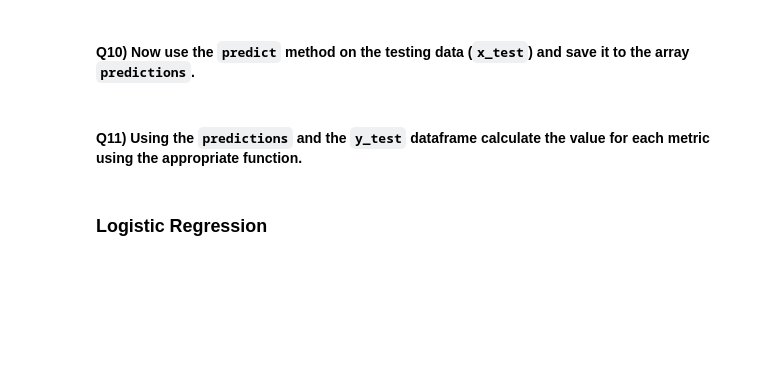
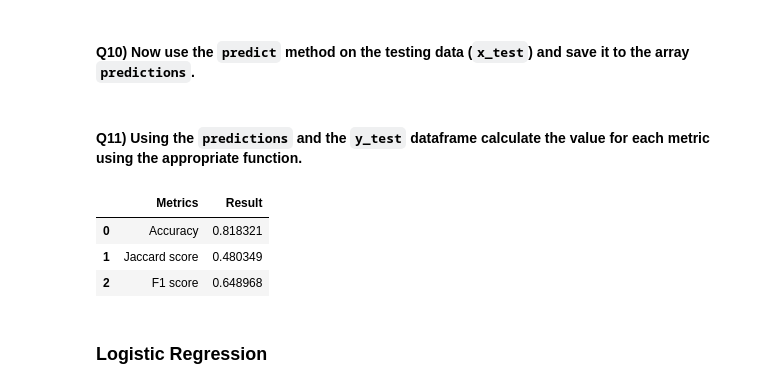
Before and after one commit to fcamadi/masterMLpython, a Jupyter notebook: Coursera_IBM_AI_Engineering/01_MLwityPython/ML0101EN_SkillUp_FinalAssignment.jupyterlite.ipynb, the cells around one changed output. Drawn from its saved outputs; the diff is of its cells as text; code cells hidden in the pictures; blank space fills up the shorter version.

```diff
--- a/Coursera_IBM_AI_Engineering/01_MLwityPython/ML0101EN_SkillUp_FinalAssignment.jupyterlite.ipynb
+++ b/Coursera_IBM_AI_Engineering/01_MLwityPython/ML0101EN_SkillUp_FinalAssignment.jupyterlite.ipynb
@@ -307,0 +307,3 @@ Tree =
+# %%
+Tree = DecisionTreeClassifier(criterion="entropy", max_depth = 4)
+Tree.fit(x_train,y_train)
@@ -314,2 +314,4 @@ predictions =
+# %%
+predictions_tree = Tree.predict(x_test)
 # %% [markdown]
 #### Q11) Using the `predictions` and the `y_test` dataframe calculate the value for each metric using the appropriate function.
@@ -322,3 +318,15 @@ Tree_F1_Score =
+# %%
+tree_accuracy = accuracy_score(y_test, predictions_tree)
+tree_jac = jaccard_score(y_test,predictions_tree)
+tree_f1 = f1_score(y_test,predictions_tree)
+
+Report = {"Metrics":["Accuracy","Jaccard score", "F1 score"],"Result": [tree_accuracy,tree_jac,tree_f1]}
+pd.DataFrame(Report)
+# %% [output]
+|  | Metrics | Result |
+| 0 | Accuracy | 0.818321 |
+| 1 | Jaccard score | 0.480349 |
+| 2 | F1 score | 0.648968 |
 # %% [markdown]
 ### Logistic Regression
 # %% [markdown]
```
Also changed, not shown: parts of 43 cells of this notebook.
